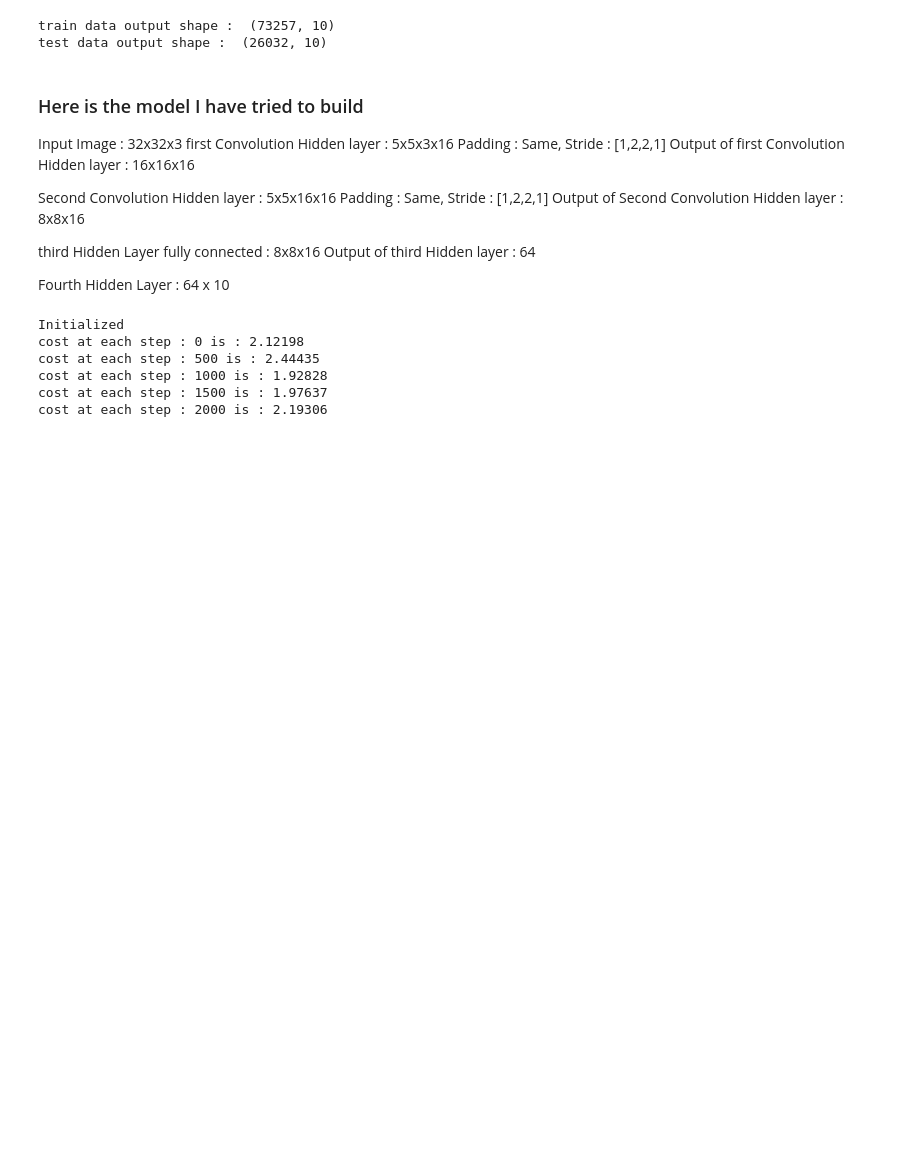
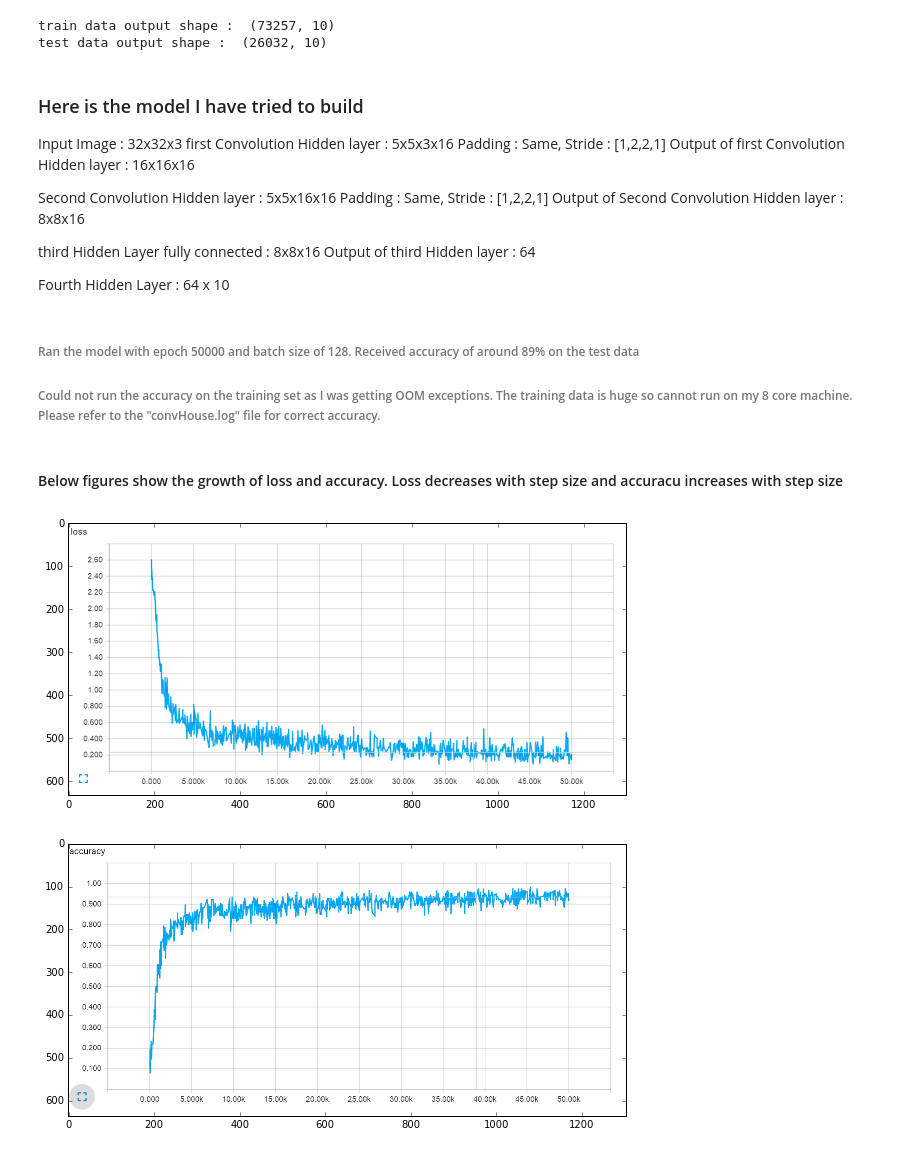
Before and after one commit to ibnipun10/MachineLearningUdacityNanoDegree, a Jupyter notebook: P5/convhouseNumbers.ipynb, the cells around one changed output. Saved outputs shown, nothing was run; the diff lists cells and outputs as text; code cells hidden in the pictures; blank space fills up the shorter version.

```diff
--- a/P5/convhouseNumbers.ipynb
+++ b/P5/convhouseNumbers.ipynb
@@ -193,6 +197,9 @@ merged_summary_op = tf.merge_all_summaries()
 # %%
 def Accuracy(X, Y, message, sess):
     print message, sess.run(accuracy, feed_dict= {tf_X: X, tf_Y: Y, keep_prob:1.0})
+# %% [markdown]
+###### Ran the model with epoch 50000 and batch size of 128. Received accuracy of around 89% on the test data
+###### Could not run the accuracy on the training set as I was getting OOM exceptions. The training data is huge so cannot run on my 8 core machine. Please refer to the "convHouse.log" file for correct accuracy.
 # %%
 with tf.Session() as sess:
     tf.initialize_all_variables().run()
@@ -200,8 +207,8 @@ with tf.Session() as sess:
     # op to write logs to Tensorboard
     summary_writer = tf.train.SummaryWriter(logs_path, graph=tf.get_default_graph())
 
-    epoch = 10000
-    batch_size = 5
+    epoch = 50000
+    batch_size = 128
     print('Initialized')
 
     p = np.random.permutation(range(len(trainDataX)))
@@ -235,10 +242,19 @@ with tf.Session() as sess:
 
     #Accuracy(trX, trY, 'accuracy of training data : ', sess)
     Accuracy(testDataX, testDataY, 'accuracy of test data : ', sess)
-# %% [output]
-Initialized
-cost at each step : 0 is : 2.12198
-cost at each step : 500 is : 2.44435
-cost at each step : 1000 is : 1.92828
-cost at each step : 1500 is : 1.97637
-cost at each step : 2000 is : 2.19306
+# %% [markdown]
+####  Below figures show the growth of loss and accuracy. Loss decreases with step size and accuracu increases with step size
+# %%
+fig = plt.figure(figsize=(10,10))
+lossImg = misc.imread('loss.PNG')
+accuracyImg = misc.imread('accuracy.PNG')
+
+plt.imshow(lossImg)
+plt.show()
+
+fig = plt.figure(figsize=(10,10))
+plt.imshow(accuracyImg)
+plt.show()
+# %% [output]
+[figure, added]
+[figure, added]
```
Also changed, not shown: parts of 2 cells of this notebook, 6 other files.
